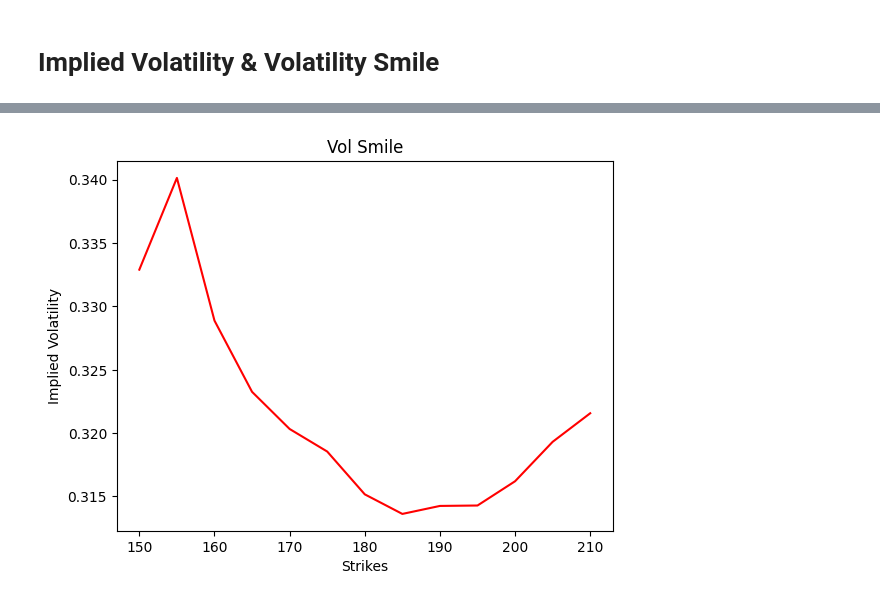
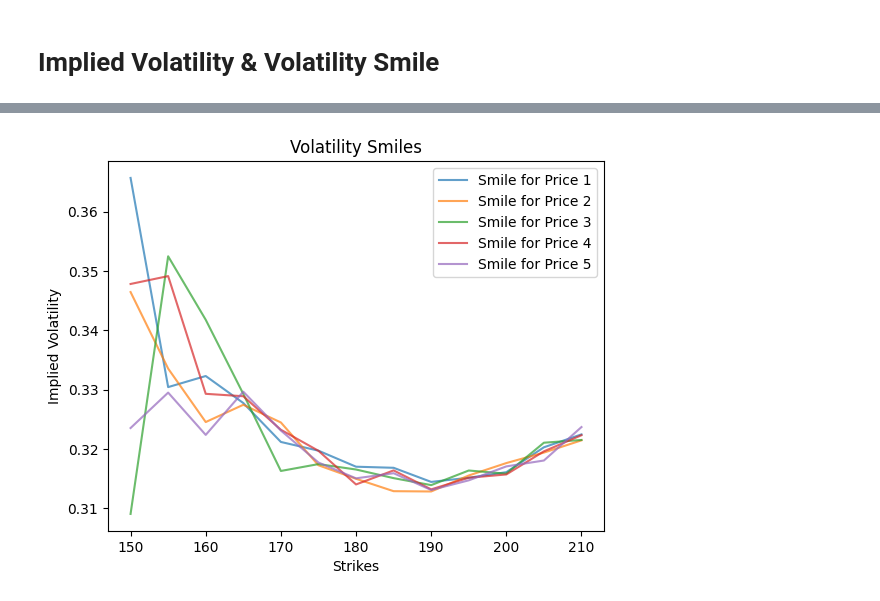
Before and after one commit to dimitris-markopoulos/QuantitativeFinance, a Jupyter notebook: European Call Option/2 ~ HestonModelOptionPricingVolSmile.ipynb, the cells around one changed output, grey strips where cells are left out. Saved outputs shown, nothing was run; the diff lists cells and outputs as text; code cells hidden in the pictures.

```diff
--- a/European Call Option/2 ~ HestonModelOptionPricingVolSmile.ipynb
+++ b/European Call Option/2 ~ HestonModelOptionPricingVolSmile.ipynb
@@ -337,0 +256,9 @@ df_optimization
+# %%
+df_optimization = df_multiple_sims.iloc[:,:-1]
+df_optimization['Lower Bound'] = [BSM_call_price(S0, T, r, q, k, 10**-5) for k in strikes]
+for i, price in enumerate(list(df_optimization.columns)[1:6]):
+  df_optimization[f'Convergence {i+1}'] = (df_optimization[str(price)] - df_optimization['Lower Bound']).apply(lambda x: True if x>=0 else False)
+
+df_optimization['Convergence'] = df_optimization.iloc[:,7:].all(axis = 1)
+df_optimization = df_optimization.drop(columns = df_optimization.iloc[:,7:-1].columns)
+df_optimization
@@ -346,16 +288,20 @@ def implied_volatility(S0, T, r, q, K, market_price):
 # %%
 S0, T, r, q = 180, 1/12, 0.04, 0.015
 
-market_prices = list(df_optimization['Heston Model (Price)'].values)
-implied_vols = {'Strike':[], 'Implied Volatility':[]}
-for k, market_price_k in zip(strikes,market_prices):
-  imp_vol = implied_volatility(S0, T, r, q, k, market_price_k)
-  implied_vols['Strike'].append(k)
-  implied_vols['Implied Volatility'].append(imp_vol)
+labels = [f'Smile for Price {i}' for i in range(1,len(df_optimization.iloc[:,1:6].columns)+1)]
+
+for price in list(df_optimization.iloc[:,1:6].columns):
+  market_prices = list(df_optimization[price].values)
+  implied_vols = {'Strike':[], 'Implied Volatility':[]}
+  for k, market_price_k in zip(strikes,market_prices):
+    imp_vol = implied_volatility(S0, T, r, q, k, market_price_k)
+    implied_vols['Strike'].append(k)
+    implied_vols['Implied Volatility'].append(imp_vol)
+
+  plt.plot(implied_vols['Strike'], implied_vols['Implied Volatility'], alpha = 0.7)
+  plt.xlabel('Strikes');
+  plt.ylabel('Implied Volatility');
+  plt.title('Volatility Smiles');
+  plt.legend(labels)
+# %% [output]
+[figure, added]
-# %%
-plt.plot(implied_vols['Strike'], implied_vols['Implied Volatility'], color = 'red')
-plt.xlabel('Strikes');
-plt.ylabel('Implied Volatility');
-plt.title('Vol Smile');
-# %% [output]
-[figure, removed]
```
Also changed, not shown: parts of 21 cells of this notebook.
